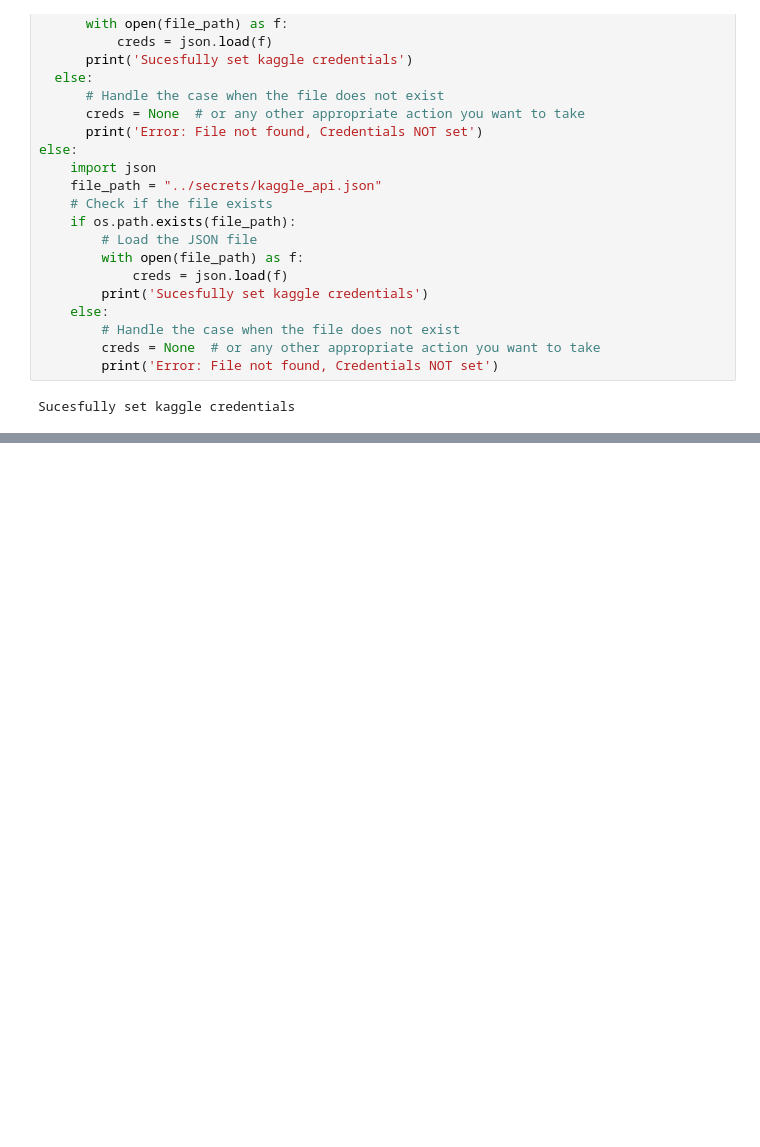
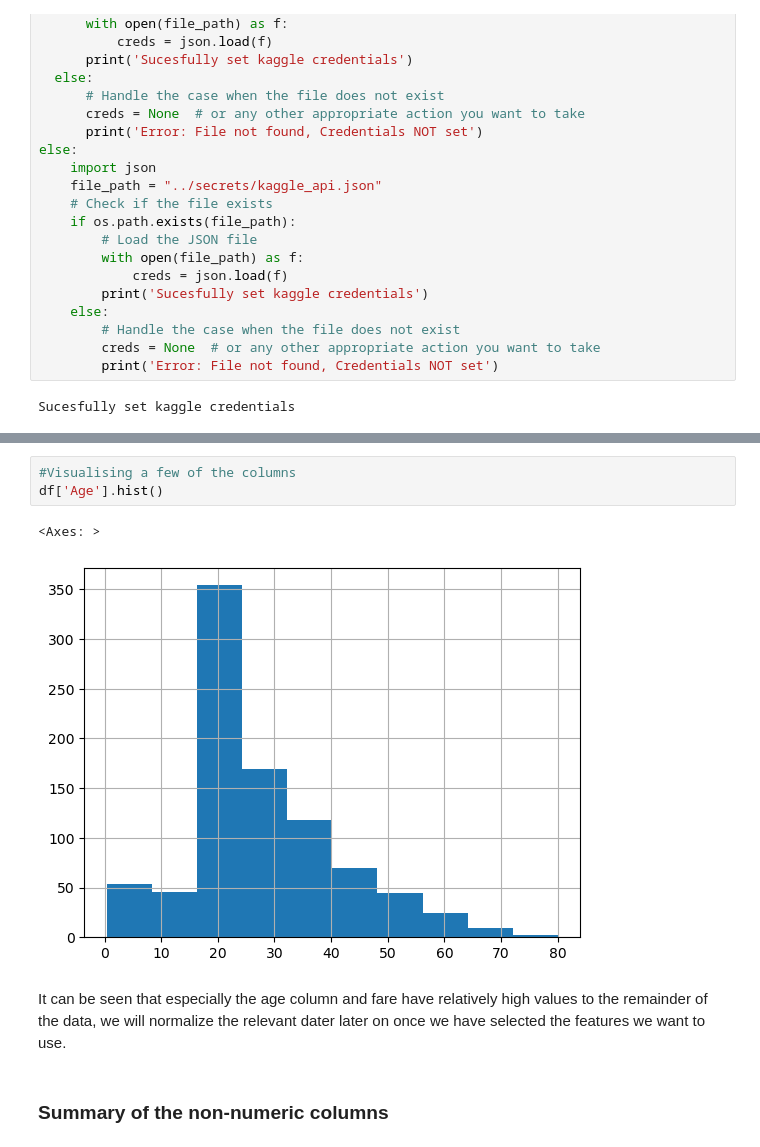
Before and after one commit to jalkestrup/fastai_course, a Jupyter notebook: 05_from_scratch/titanic.ipynb, the cells around one changed output, grey strips where cells are left out. Saved outputs shown, nothing was run; the diff lists cells and outputs as text; blank space fills up the shorter version.

```diff
--- a/05_from_scratch/titanic.ipynb
+++ b/05_from_scratch/titanic.ipynb
@@ -85,0 +196,10 @@ gender_submission.csv  test.csv  train.csv
+# %%
+#Visualising a few of the columns
+df['Age'].hist()
+# %% [output]
+<Axes: >
+[figure, added]
+# %% [markdown]
+It can be seen that especially the age column and fare have relatively high values to the remainder of the data, we will normalize the relevant dater later on once we have selected the features we want to use.
+# %% [markdown]
+### Summary of the non-numeric columns
```
Also changed, not shown: parts of 96 cells of this notebook, 2 other files.
